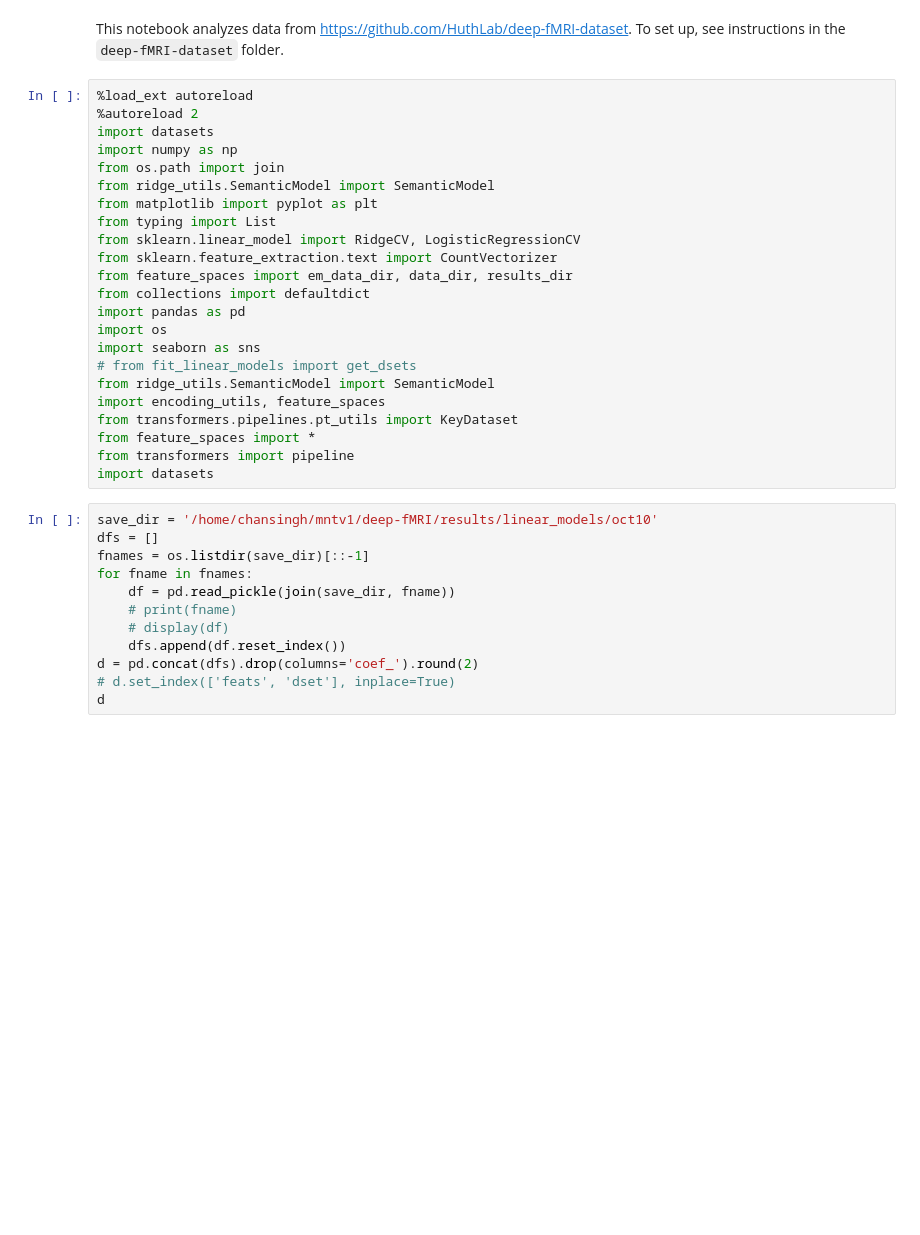
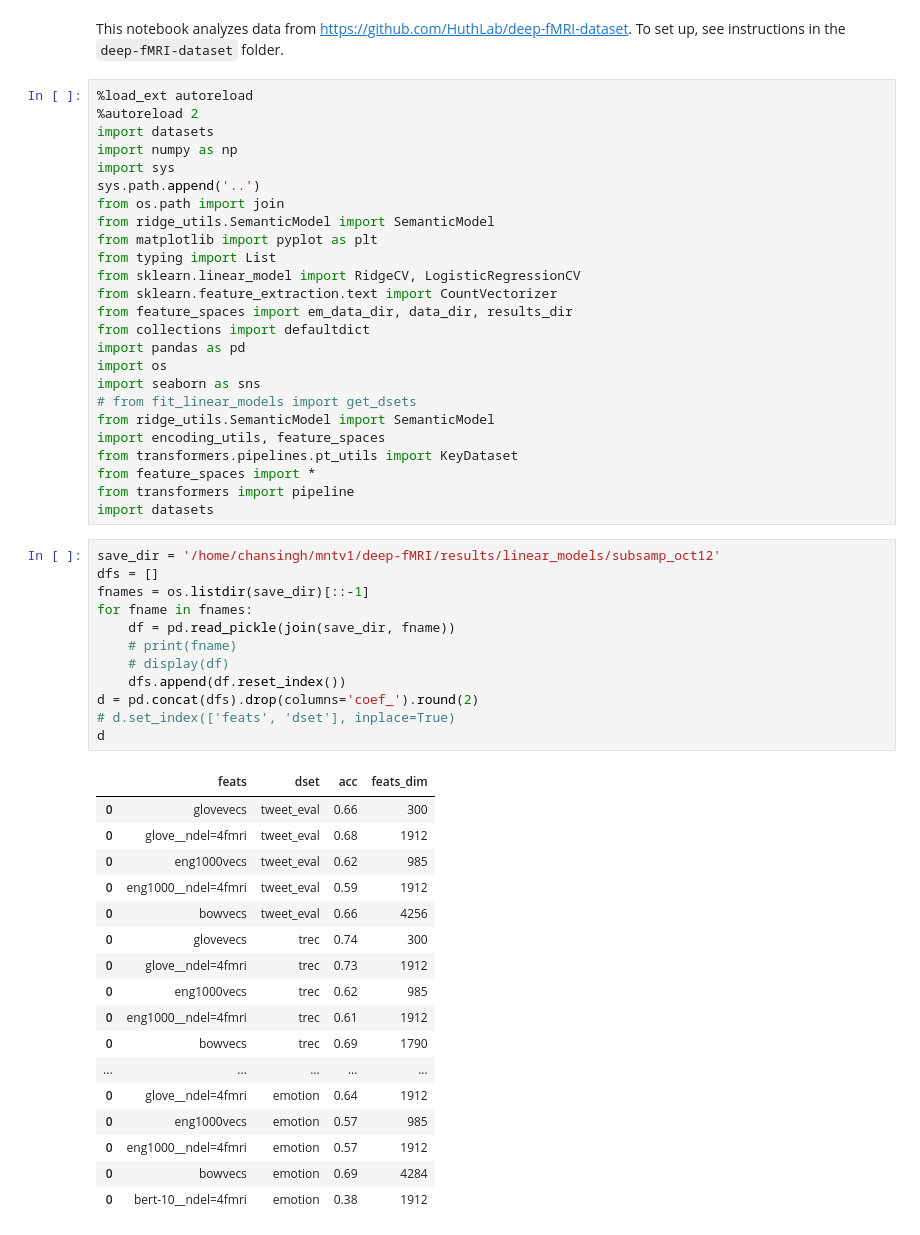
Before and after one commit to microsoft/augmented-interpretable-models, a Jupyter notebook: experimental/fmri/notebooks/02_decoding.ipynb, the cells around one changed output. Drawn from its saved outputs; the diff is of its cells as text; blank space fills up the shorter version.

```diff
--- a/experimental/fmri/notebooks/02_decoding.ipynb
+++ b/experimental/fmri/notebooks/02_decoding.ipynb
@@ -5,6 +5,8 @@ This notebook analyzes data from https://github.com/HuthLab/deep-fMRI-dataset. T
 %autoreload 2
 import datasets
 import numpy as np
+import sys
+sys.path.append('..')
 from os.path import join
 from ridge_utils.SemanticModel import SemanticModel
 from matplotlib import pyplot as plt
@@ -24,17 +26,35 @@ from feature_spaces import *
 from transformers import pipeline
 import datasets
 # %%
-save_dir = '/home/chansingh/mntv1/deep-fMRI/results/linear_models/oct10'
+save_dir = '/home/chansingh/mntv1/deep-fMRI/results/linear_models/subsamp_oct12'
 dfs = []
 fnames = os.listdir(save_dir)[::-1]
 for fname in fnames:
     df = pd.read_pickle(join(save_dir, fname))
     # print(fname)
     # display(df)
     dfs.append(df.reset_index())
 d = pd.concat(dfs).drop(columns='coef_').round(2)
 # d.set_index(['feats', 'dset'], inplace=True)
 d
+# %% [output]
+|  | feats | dset | acc | feats_dim |
+| 0 | glovevecs | tweet_eval | 0.66 | 300 |
+| 0 | glove__ndel=4fmri | tweet_eval | 0.68 | 1912 |
+| 0 | eng1000vecs | tweet_eval | 0.62 | 985 |
+| 0 | eng1000__ndel=4fmri | tweet_eval | 0.59 | 1912 |
+| 0 | bowvecs | tweet_eval | 0.66 | 4256 |
+| 0 | glovevecs | trec | 0.74 | 300 |
+| 0 | glove__ndel=4fmri | trec | 0.73 | 1912 |
+| 0 | eng1000vecs | trec | 0.62 | 985 |
+| 0 | eng1000__ndel=4fmri | trec | 0.61 | 1912 |
+| 0 | bowvecs | trec | 0.69 | 1790 |
+| ... | ... | ... | ... | ... |
+| 0 | glove__ndel=4fmri | emotion | 0.64 | 1912 |
+| 0 | eng1000vecs | emotion | 0.57 | 985 |
+| 0 | eng1000__ndel=4fmri | emotion | 0.57 | 1912 |
+| 0 | bowvecs | emotion | 0.69 | 4284 |
+| 0 | bert-10__ndel=4fmri | emotion | 0.38 | 1912 |
 # %%
 sns.barplot(data=d, x='dset', y='acc', hue='feats')
 plt.legend(bbox_to_anchor=(1.02, 0.55), loc='upper left', borderaxespad=0)
```
Also changed, not shown: parts of 1 cell of this notebook, 4 other files.
